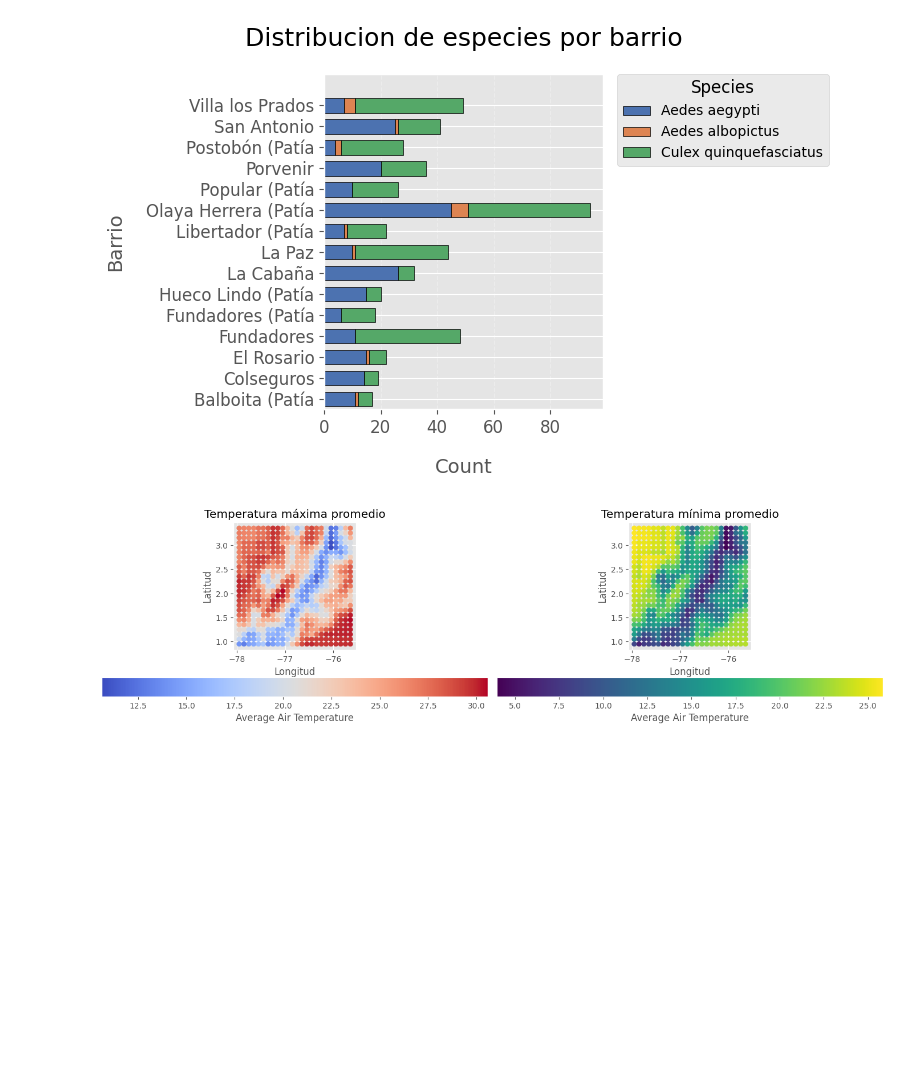
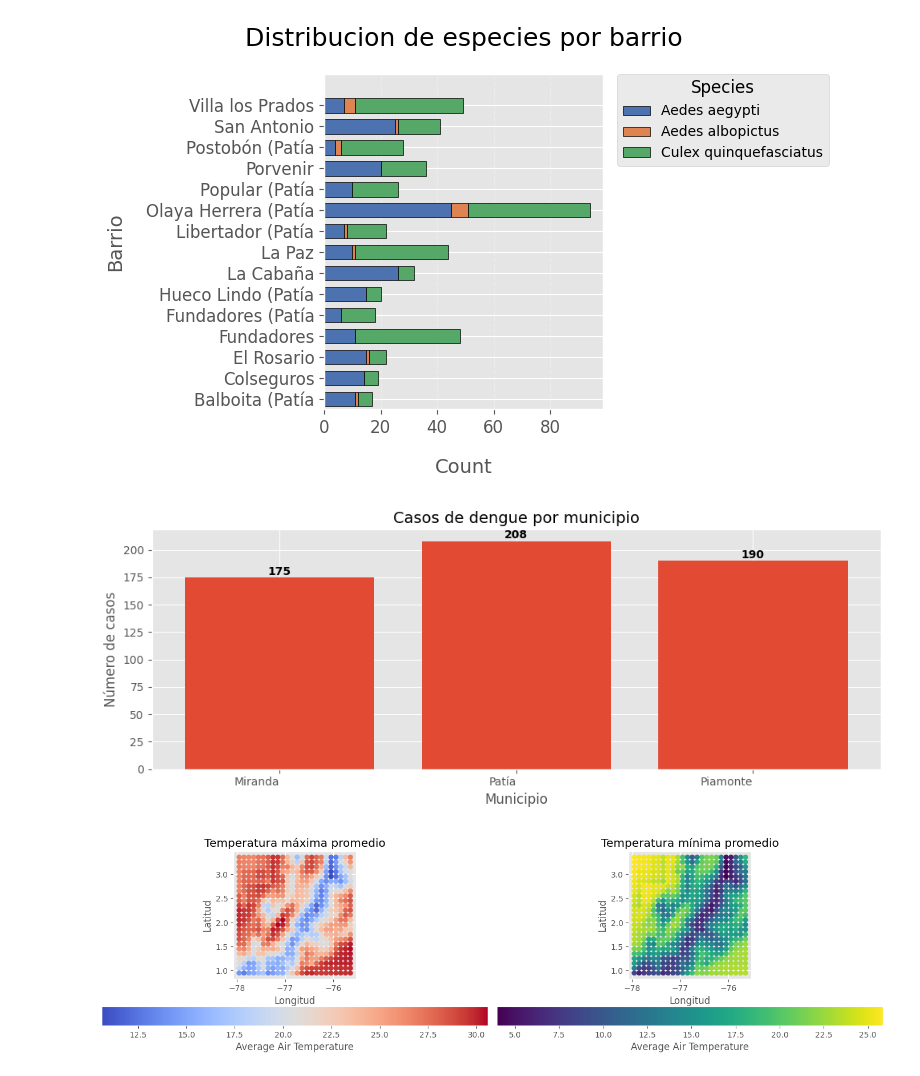
Before and after one commit to Zaprovic/bootcamp-data-analysis, a Jupyter notebook: src/dengue.ipynb, the cells around one changed output. Saved outputs shown, nothing was run; the diff lists cells and outputs as text; code cells hidden in the pictures; blank space fills up the shorter version.

```diff
--- a/src/dengue.ipynb
+++ b/src/dengue.ipynb
@@ -244,6 +434,43 @@ plt.show()
 # %% [output]
 <Figure size 1800x1400 with 0 Axes>
 [figure]
+# %%
+df_cases = df_cases.drop(columns=['OBJECTID', 'Loc_name', 'Match_addr', 'Pertenencia etnica', 'fec_consulta', 'ini_sintomas', 'locationID', 'Ocupación '])
+# %%
+df_cases.rename(columns={'county': 'Barrio'}, inplace=True)
+
+# create a new column that represents the primary key of this dataframe, i want it to be an auto-incrementing integer
+df_cases['id'] = df_cases.index
+
+casos_dengue_municipio = df_cases.groupby('Barrio').agg({
+    'id': 'count',
+}).reset_index().rename(columns={'id': 'Casos'})
+
+# Create figure with better size ratio for bar chart
+plt.figure(figsize=(10, 4))
+
+# Create the bar chart
+bars = plt.bar(casos_dengue_municipio['Barrio'], casos_dengue_municipio['Casos'])
+
+# Add title and labels with better styling
+plt.title('Casos de dengue por municipio', fontsize=14)
+plt.xlabel('Municipio', fontsize=12)
+plt.ylabel('Número de casos', fontsize=12)
+
+# Add count values on top of each bar
+for bar in bars:
+    height = bar.get_height()
+    plt.text(bar.get_x() + bar.get_width()/2., height + 0.1,
+             f'{int(height)}', ha='center', va='bottom', fontweight='bold')
+
+# Rotate x-axis labels for better readability
+plt.xticks(rotation=0, ha='right')
+
+# Adjust layout
+plt.tight_layout()
+plt.show()
+# %% [output]
+[figure, added]
 # %%
 df_humedad_relativa_grouped = group_by_coordinates(df_humedad_relativa, 'relative_humidity')
 df_precipitacion_grouped = group_by_coordinates(df_precipitacion, 'precipitation')
```
Also changed, not shown: parts of 25 cells of this notebook, 6 other files.
